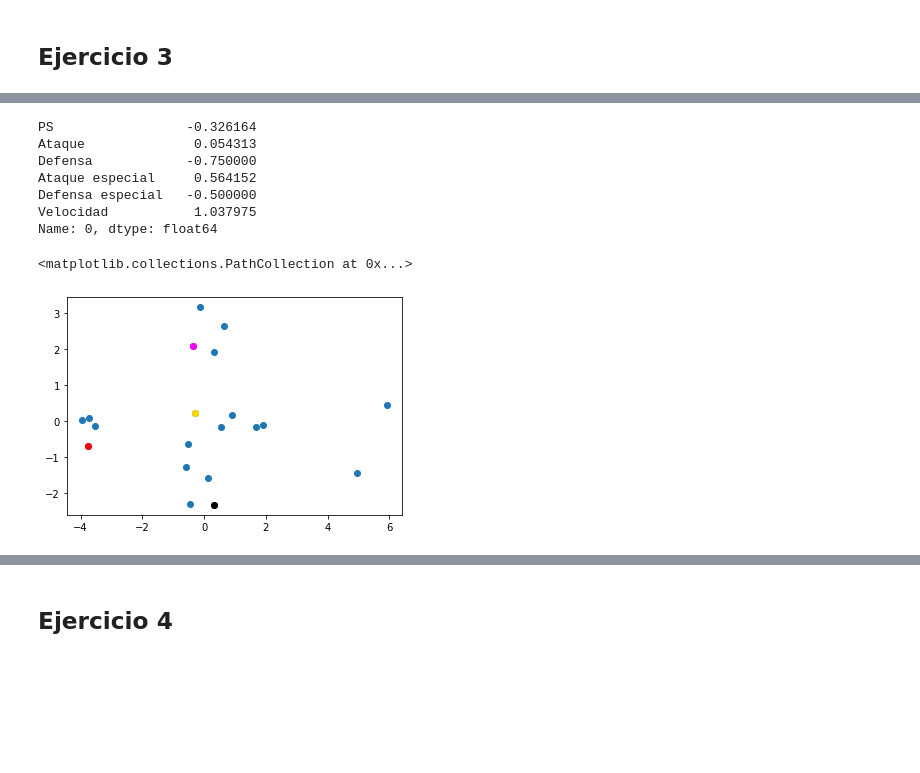
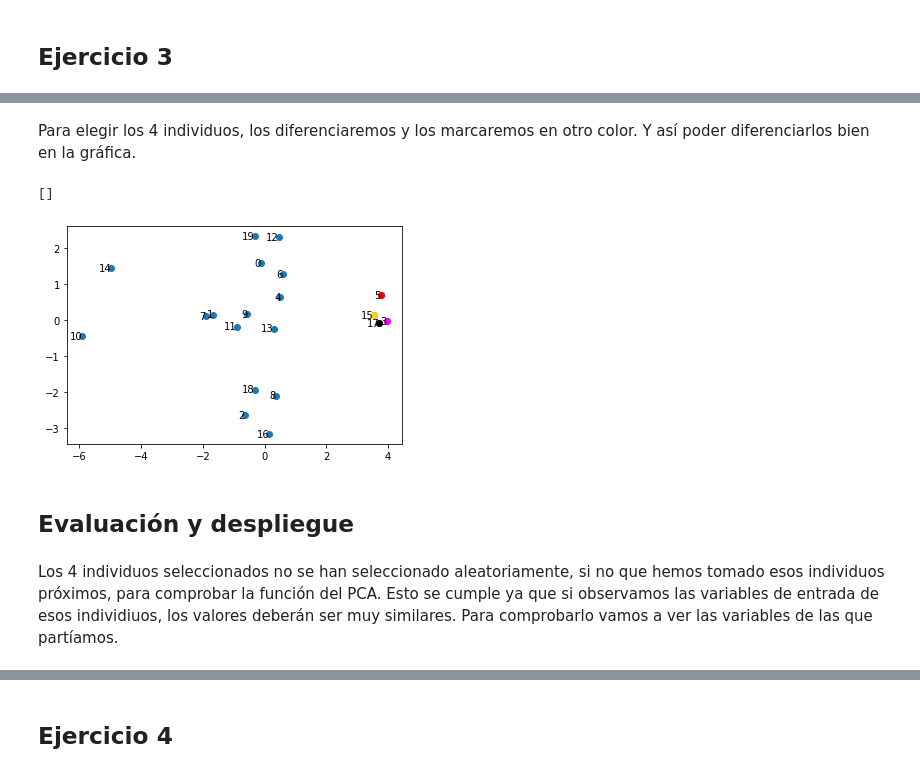
Before and after one commit to PilarAriasVazquez/MineriaL1P1, a Jupyter notebook: L1P3.ipynb, the cells around one changed output, grey strips where cells are left out. Saved outputs shown, nothing was run; the diff lists cells and outputs as text; code cells hidden in the pictures; blank space fills up the shorter version.

```diff
--- a/L1P3.ipynb
+++ b/L1P3.ipynb
@@ -318,3 +386,0 @@ X6   0.441568   0.705028
-# %%
-#rxy es una lista, es por lo que no funciona
-rxy=np.array(rxy)
@@ -359,34 +402,34 @@ Vamos a crear los valores a representar, es decir, vamos a calcular los puntos (
-# %%
-df_norm.iloc[0]
-# %% [output]
-PS                 -0.326164
-Ataque              0.054313
-Defensa            -0.750000
-Ataque especial     0.564152
-Defensa especial   -0.500000
-Velocidad           1.037975
-Name: 0, dtype: float64
 # %%
 c1=np.zeros(len(df_norm))
 c2=np.zeros(len(df_norm))
 # %%
 for i in range (len(df_norm)):
-  c1[i]=sum(-(rxy[:,0])*(df_norm.iloc[i]))
-  c2[i]=sum(-(rxy[:,1])*(df_norm.iloc[i]))
+  c1[i]=sum((rxy[:,0])*(df_norm.iloc[i]))
+  c2[i]=sum((rxy[:,1])*(df_norm.iloc[i]))
 # %%
 #creamos un dataframe para poder graficarlo mejor en el diagrama de dispersion
 df3 = pd.DataFrame(columns=[' 1', 'Componente 2'])
 dat1 = pd.DataFrame({'Componente 1': c1})
 dat2 = pd.DataFrame({'Componente 2': c2})
 df3=dat1.join(dat2)
+# %% [markdown]
+Para elegir los 4 individuos, los diferenciaremos y los marcaremos en otro color. Y así poder diferenciarlos bien en la gráfica.
 # %%
 fig, ax= plt.subplots()
 ax.scatter(c1,c2)
 ax.scatter(c1[5], c2[5], color = 'r')
-ax.scatter(c1[8], c2[8], color = 'magenta')
-ax.scatter(c1[13], c2[13], color = 'gold')
-ax.scatter(c1[19], c2[19], color = 'k')
+ax.scatter(c1[3], c2[3], color = 'magenta')
+ax.scatter(c1[15], c2[15], color = 'gold')
+ax.scatter(c1[17], c2[17], color = 'k')
+individuos = range(len(df_norm))
+for i, txt in enumerate(individuos):
+    plt.annotate(txt, (c1[i],c2[i]), ha='right', va='center')
+ax.plot()
 #df3.plot.scatter(x='Componente 1', y='Componente 2', s =20 , c = 'Blue')
 # %% [output]
-<matplotlib.collections.PathCollection at 0x...>
+[]
-[figure, old version]
+[figure, new version]
+# %% [markdown]
+## Evaluación y despliegue
+# %% [markdown]
+Los 4 individuos seleccionados no se han seleccionado aleatoriamente, si no que hemos tomado esos individuos próximos, para comprobar la función del PCA. Esto se cumple ya que si observamos las variables de entrada de esos individiuos, los valores deberán ser muy similares. Para comprobarlo vamos a ver las variables de las que partíamos.
```
Also changed, not shown: parts of 75 cells of this notebook.
